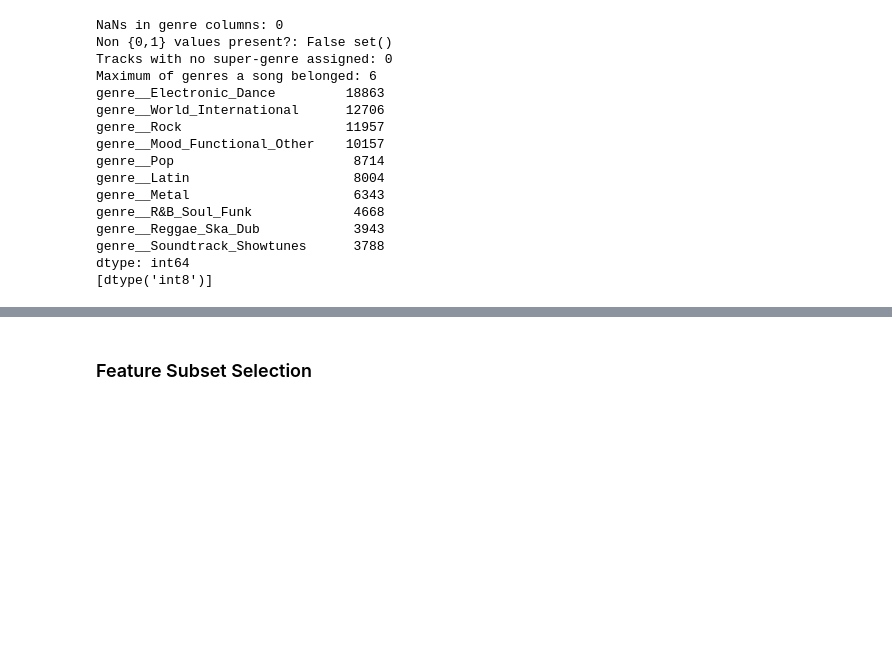
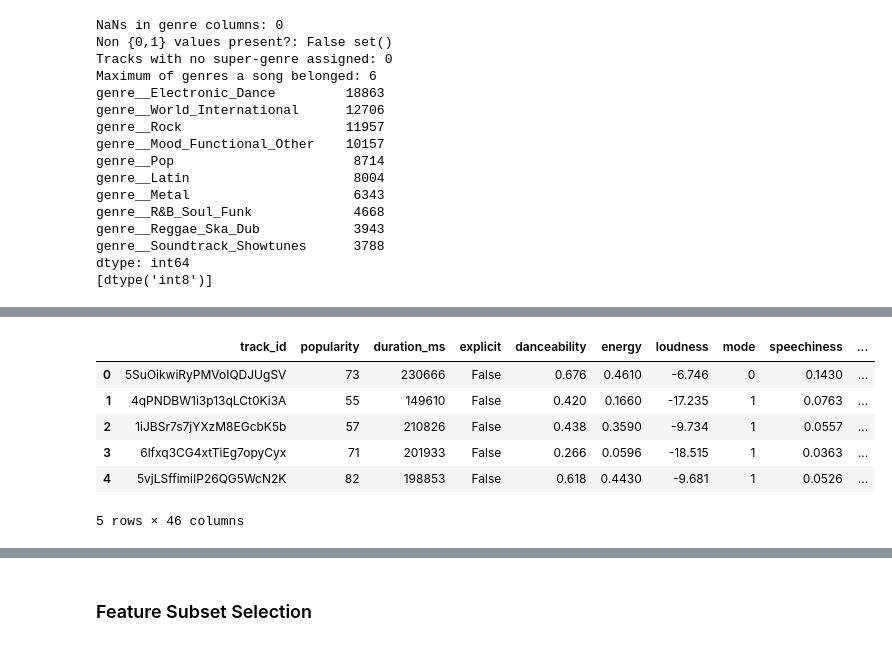
Before and after one commit to clara-opp/datamining_group12, a Jupyter notebook: Preprocessing.ipynb, the cells around one changed output, grey strips where cells are left out. Cells and saved outputs as stored; diff of their text form; code cells hidden in the pictures; blank space fills up the shorter version.

```diff
--- a/Preprocessing.ipynb
+++ b/Preprocessing.ipynb
@@ -372,0 +338,22 @@ df = df_final
+# %%
+# use OHE from scikit package for key and time signature
+# OneHotEncoder: fit encoder on the two categorical columns (later test against difference for 'infrequent_if_exist)
+enc = OneHotEncoder(handle_unknown="ignore", sparse_output=False, dtype=int)
+encoded = enc.fit_transform(df[["key", "time_signature"]])
+
+# Build a DataFrame with readable column names
+ohe_cols = enc.get_feature_names_out(["key", "time_signature"])
+encoded_df = pd.DataFrame(encoded, columns=ohe_cols, index=df.index)
+
+# Replace the original columns with their OHE versions
+df_simple = pd.concat([df.drop(columns=["key", "time_signature"]), encoded_df], axis=1)
+
+df_simple.head()
+# %% [output]
+|  | track_id | popularity | duration_ms | explicit | danceability | energy | loudness | mode | speechiness | ... |
+| 0 | 5SuOikwiRyPMVoIQDJUgSV | 73 | 230666 | False | 0.676 | 0.4610 | -6.746 | 0 | 0.1430 | ... |
+| 1 | 4qPNDBW1i3p13qLCt0Ki3A | 55 | 149610 | False | 0.420 | 0.1660 | -17.235 | 1 | 0.0763 | ... |
+| 2 | 1iJBSr7s7jYXzM8EGcbK5b | 57 | 210826 | False | 0.438 | 0.3590 | -9.734 | 1 | 0.0557 | ... |
+| 3 | 6lfxq3CG4xtTiEg7opyCyx | 71 | 201933 | False | 0.266 | 0.0596 | -18.515 | 1 | 0.0363 | ... |
+| 4 | 5vjLSffimiIP26QG5WcN2K | 82 | 198853 | False | 0.618 | 0.4430 | -9.681 | 1 | 0.0526 | ... |
+5 rows × 46 columns
```
Also changed, not shown: parts of 21 cells of this notebook, 2 other files.
